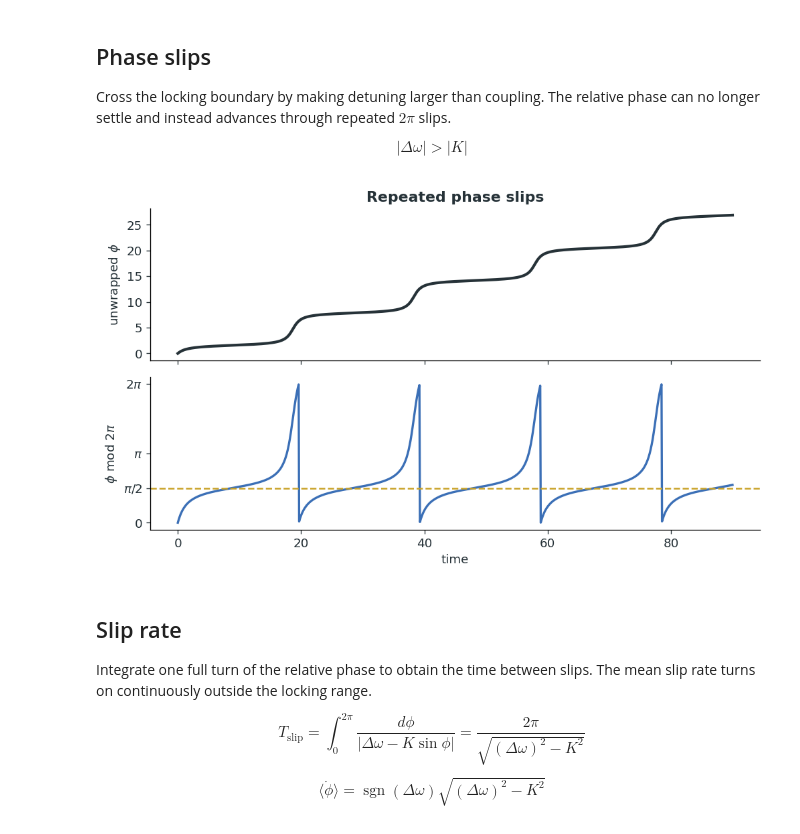
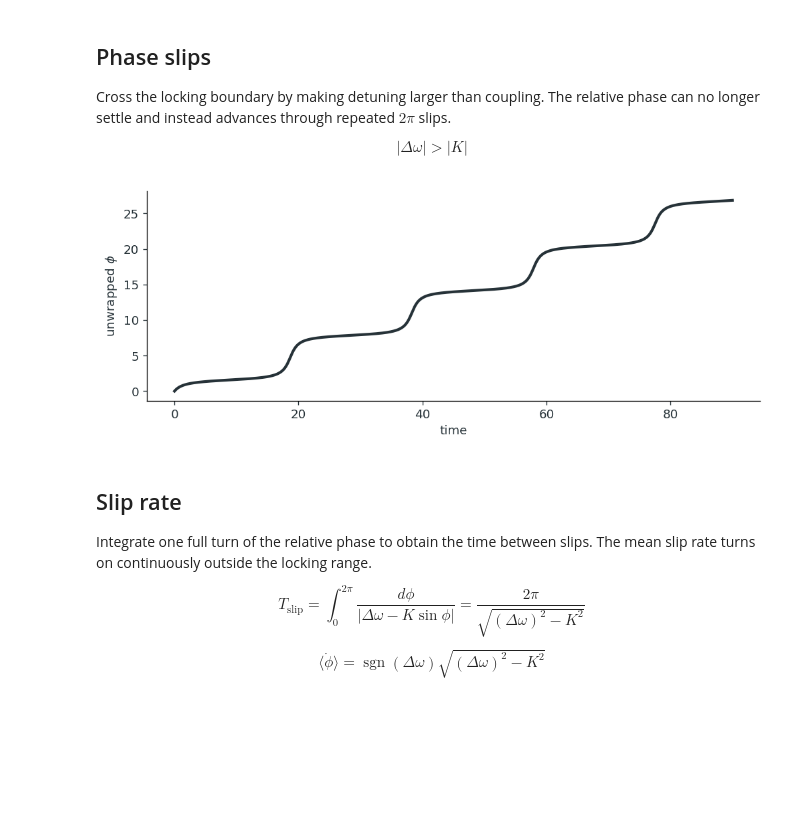
Before and after one commit to shaevitz/567-Crowd-Control, a Jupyter notebook: lectures/lecture-03-kuramoto-model.ipynb, the cells around one changed output. Drawn from its saved outputs; the diff is of its cells as text; code cells hidden in the pictures; blank space fills up the shorter version.

Commit message:
Simplify phase-slip figure

```diff
--- a/lectures/lecture-03-kuramoto-model.ipynb
+++ b/lectures/lecture-03-kuramoto-model.ipynb
@@ -1215,33 +1215,26 @@ $$
 # %%
 slip_omega = np.array([-0.525, 0.525])
 slip_K = 1.0
 slip_t, slip_theta = simulate_kuramoto(
     slip_omega,
     slip_K,
     theta0=np.array([0.0, 0.0]),
     t_end=90,
     dt=0.01,
     save_every=8,
 )
 slip_phi = slip_theta[:, 1] - slip_theta[:, 0]
-slip_phi_wrapped = np.mod(slip_phi, TAU)
 
-fig, axes = plt.subplots(2, 1, figsize=(8.5, 5), sharex=True)
-axes[0].plot(slip_t, slip_phi, color=INK, lw=2.5)
-axes[0].set(ylabel=r"unwrapped $\phi$", title="Repeated phase slips")
-
-axes[1].plot(slip_t, slip_phi_wrapped, color=BLUE, lw=2)
-axes[1].axhline(np.pi / 2, color=GOLD, lw=1.5, ls="--")
-axes[1].set(
+fig, ax = plt.subplots(figsize=(8.5, 3.4))
+ax.plot(slip_t, slip_phi, color=INK, lw=2.5)
+ax.set(
     xlabel="time",
-    ylabel=r"$\phi\ \mathrm{mod}\ 2\pi$",
-    yticks=[0, np.pi / 2, np.pi, 2 * np.pi],
-    yticklabels=["0", r"$\pi/2$", r"$\pi$", r"$2\pi$"],
+    ylabel=r"unwrapped $\phi$",
 )
 fig.tight_layout()
 plt.show()
 # %% [output]
-[figure, old version]
+[figure, new version]
 # %% [markdown]
 ## Slip rate
 
```
Also changed, not shown: parts of 2 cells of this notebook.
